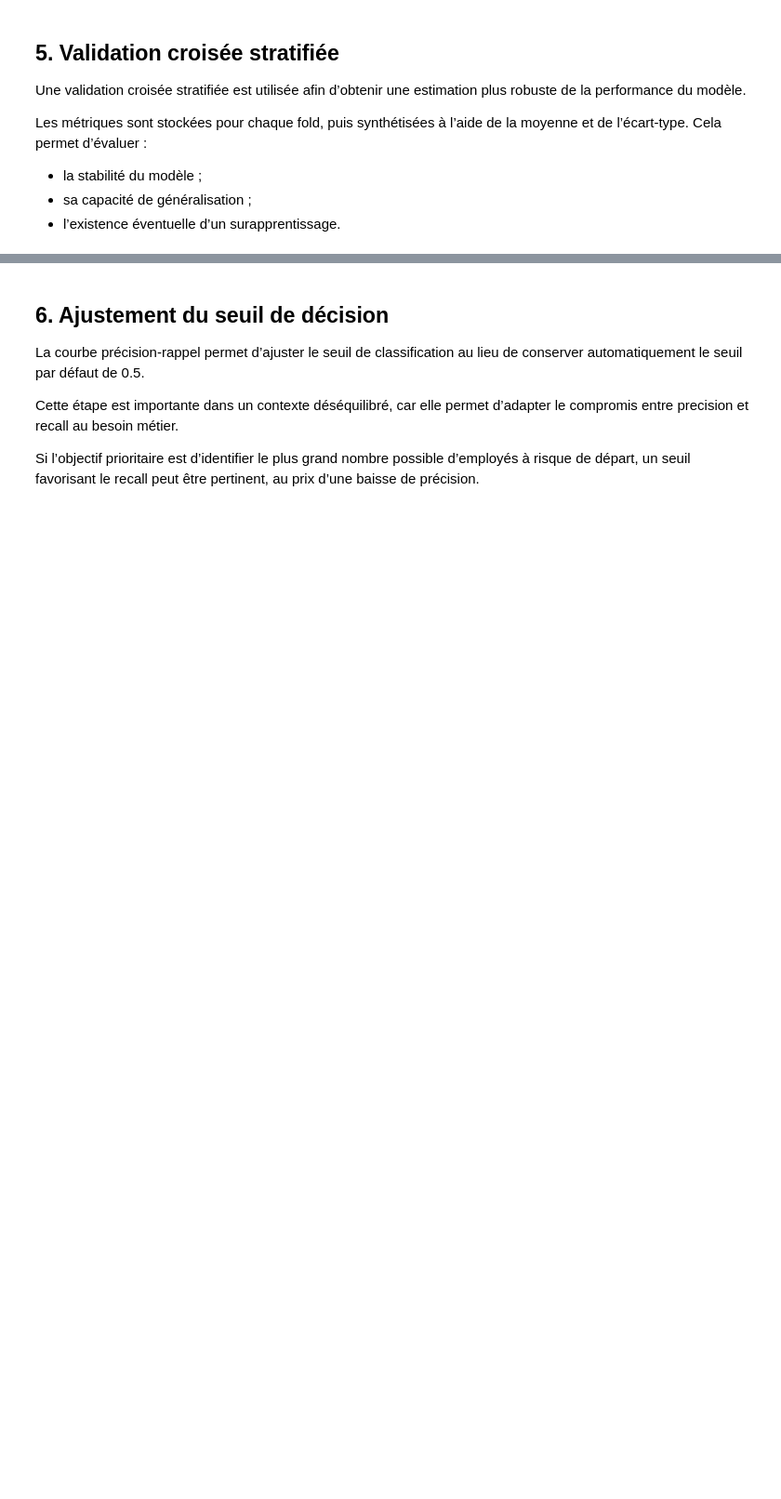
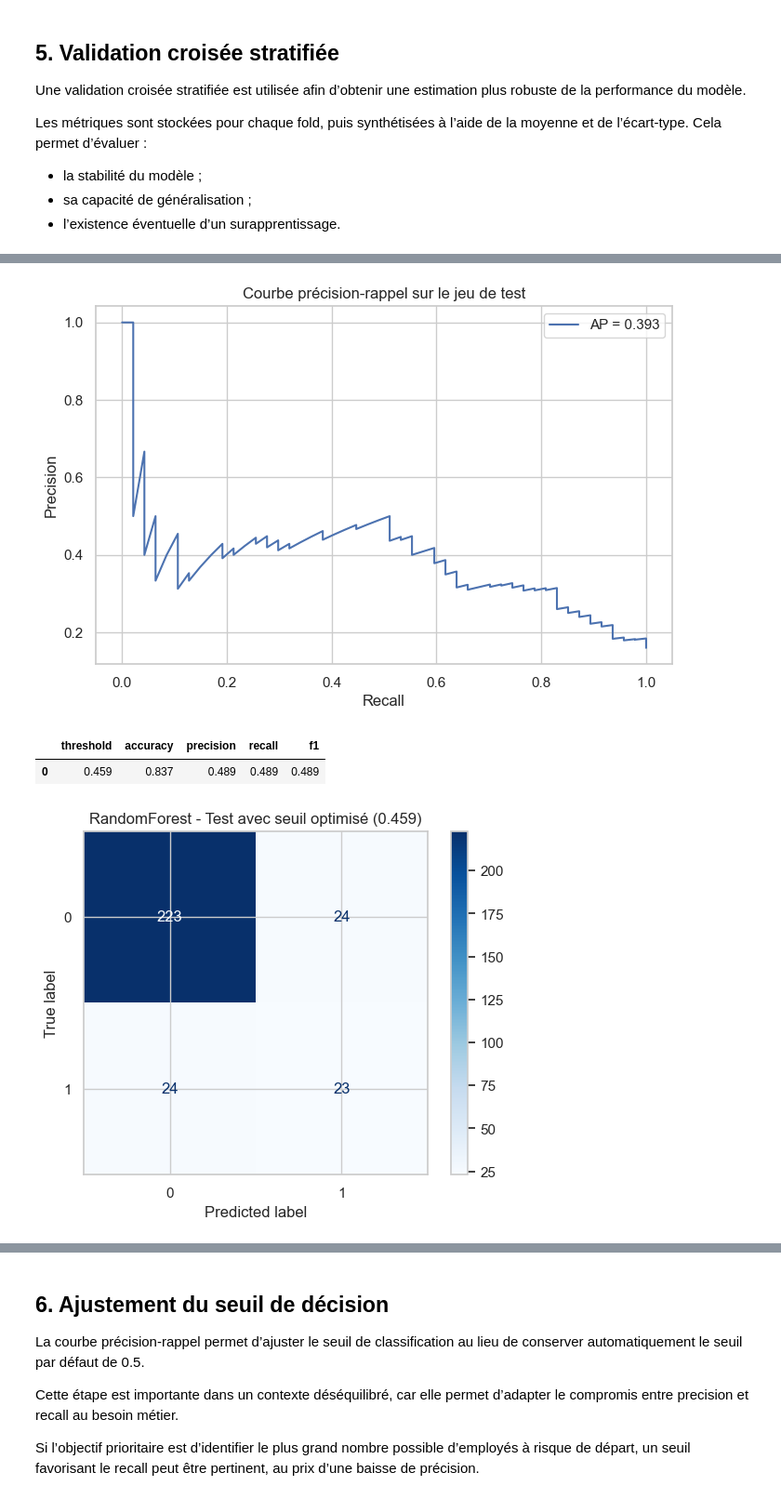
Before and after one commit to aaronsaintroch/P4_Classifiez_automatiquement_des_informations, a Jupyter notebook: notebooks/04_amelioration_classification.ipynb, the cells around one changed output, grey strips where cells are left out. Shown at 93% size. Cells and saved outputs as stored; diff of their text form; code cells hidden in the pictures; blank space fills up the shorter version.

```diff
--- a/notebooks/04_amelioration_classification.ipynb
+++ b/notebooks/04_amelioration_classification.ipynb
@@ -306,0 +352,23 @@ print (y_test.value_counts (normalize=True))
+# %%
+encoder, X_train_prepared = fit_encoder_on_train (X_train_raw)
+X_test_prepared = transform_with_encoder (X_test_raw, encoder)
+
+X_train, dropped_corr_features = drop_highly_correlated_features (
+    X_train_prepared,
+    threshold=0.8
+)
+
+X_test = X_test_prepared.drop (columns=dropped_corr_features, errors="ignore")
+
+X_train, X_test = X_train.align (
+    X_test,
+    join="left",
+    axis=1,
+    fill_value=0
+)
+
+print ("Shape final de X_train :", X_train.shape)
+print ("Shape final de X_test  :", X_test.shape)
+print ("NaN dans X_train :", X_train.isna ( ).sum ( ).sum ( ))
+print ("NaN dans X_test  :", X_test.isna ( ).sum ( ).sum ( ))
+print ("Variables supprimées :", dropped_corr_features)
@@ -414,13 +563,34 @@ plt.show ( )
 # %%
 y_scores_test = rf_model.predict_proba (X_test)[:, 1]
 
-precision, recall, thresholds = precision_recall_curve (y_test, y_scores_test)
+precision_test, recall_test, _ = precision_recall_curve (y_test, y_scores_test)
 ap_score = average_precision_score (y_test, y_scores_test)
 
 plt.figure (figsize=(8, 5))
-plt.plot (recall, precision, label=f"AP = {ap_score:.3f}")
+plt.plot (recall_test, precision_test, label=f"AP = {ap_score:.3f}")
 plt.xlabel ("Recall")
 plt.ylabel ("Precision")
-plt.title ("Courbe précision-rappel")
+plt.title ("Courbe précision-rappel sur le jeu de test")
 plt.legend ( )
 plt.show ( )
+
+y_pred_test_threshold = (y_scores_test >= best_threshold).astype (int)
+
+threshold_results = pd.DataFrame ([{
+    "threshold": round (best_threshold, 3),
+    "accuracy": accuracy_score (y_test, y_pred_test_threshold),
+    "precision": precision_score (y_test, y_pred_test_threshold, zero_division=0),
+    "recall": recall_score (y_test, y_pred_test_threshold, zero_division=0),
+    "f1": f1_score (y_test, y_pred_test_threshold, zero_division=0),
+}]).round (3)
+
+display (threshold_results)
+
+ConfusionMatrixDisplay.from_predictions (y_test, y_pred_test_threshold, cmap="Blues")
+plt.title (f"RandomForest - Test avec seuil optimisé ({best_threshold:.3f})")
+plt.show ( )
+# %% [output]
+[figure, added]
+|  | threshold | accuracy | precision | recall | f1 |
+| 0 | 0.459 | 0.837 | 0.489 | 0.489 | 0.489 |
+[figure, added]
```
Also changed, not shown: parts of 18 cells of this notebook, 3 other files.
